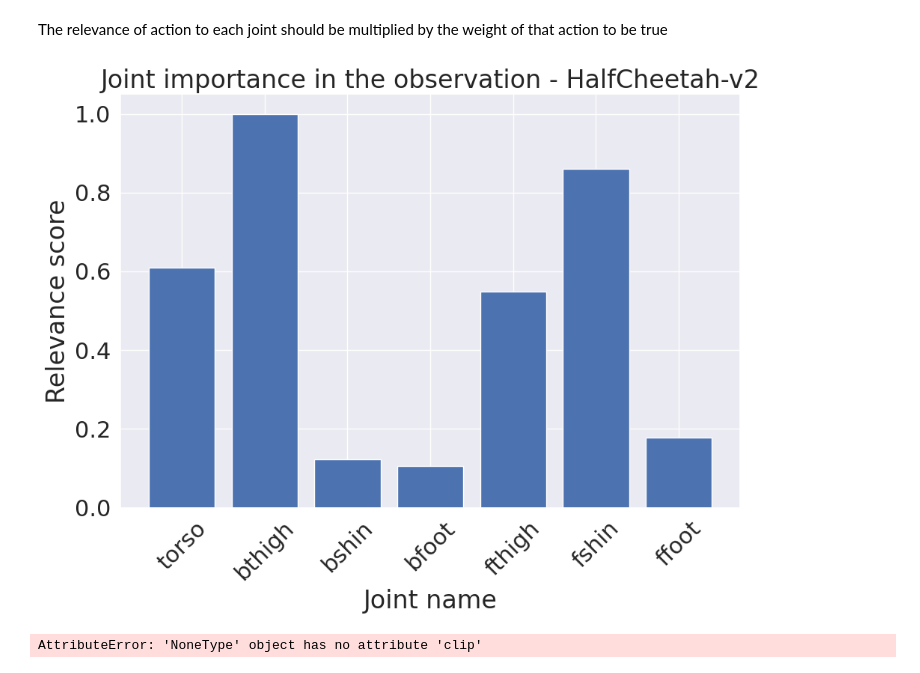
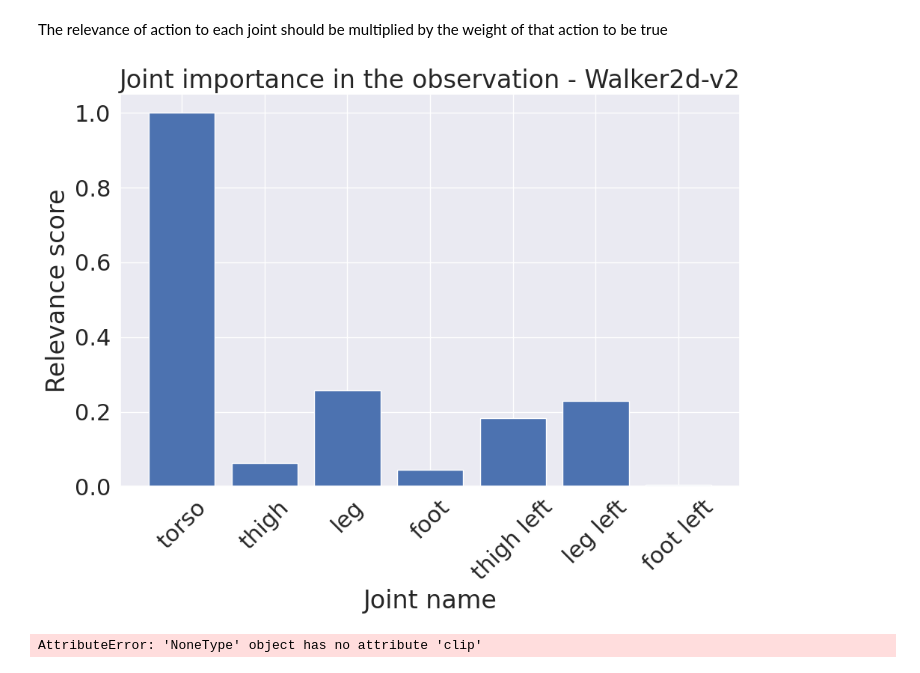
Before and after one commit to MehranTaghian/SAC_GCN, a Jupyter notebook: evaulate.ipynb, the cells around one changed output. Drawn from its saved outputs; the diff is of its cells as text; code cells hidden in the pictures.

Commit message:
evaluate.ipynb updated for importance of joints

```diff
--- a/evaulate.ipynb
+++ b/evaulate.ipynb
@@ -12,8 +12,8 @@ import matplotlib.pyplot as plt
 import seaborn as sns
 import matplotlib.style as style
 # %%
-env_name = 'HalfCheetah-v2'
-# env_name = 'Walker2d-v2'
+# env_name = 'HalfCheetah-v2'
+env_name = 'Walker2d-v2'
 # env_name = 'Hopper-v2'
 # env_name = 'FetchReach-v2'
 # %%
@@ -146,7 +146,7 @@ The relevance of action to each joint should be multiplied by the weight of that
 # joint_importance = np.abs(avg_edge_rel.mean(axis=1))
 # joint_importance /= np.max(joint_importance)
 
-joint_importance = np.abs(avg_edge_rel.var(axis=1))
+joint_importance = np.abs(avg_edge_rel.mean(axis=1))
 joint_importance /= np.max(joint_importance)
 
 
@@ -160,34 +160,34 @@ joint_importance /= np.max(joint_importance)
 
 
 #---------------- Third Method for calculating joint importance -----------------
 # half-cheetah, walker2d
 # joint_importance = np.abs(action_rel.dot(avg_edge_rel.T))
 # joint_importance /= np.max(joint_importance)
 
 # --------------- Forth Method -----------------------------
 # walker2d
 # joint_importance = edge_relevance.std(axis=4).mean(axis=3).mean(axis=2).mean(axis=1)
 # if global_relevance is not None:
 #     global_importance = global_relevance.var(axis=3).mean()
 #     joint_importance = np.concatenate([[global_importance], joint_importance])
 
 # joint_importance /= np.max(joint_importance)
 
 
 sns.set_theme()
 sns.set(font_scale=2)
 plt.figure(figsize=(10,8))
 plt.bar(entity_names, joint_importance)
 plt.xlabel('Joint name')
 plt.ylabel('Relevance score')
 plt.xticks(rotation=45)
 plt.title(f'Joint importance in the observation - {env_name}')
 plt.tight_layout()
 # plt.savefig(os.path.join(exp_path, 'joint_importance.jpg'), dpi=300)
 sns.reset_orig()
 plt.show()
 # %% [output]
-[figure, old version]
+[figure, new version]
 # %%
 joint_importance_pos = edge_relevance.clip(min=0).sum(axis=4).sum(axis=3).sum(axis=2).sum(axis=1)
 joint_importance_neg = edge_relevance.clip(max=0).sum(axis=4).sum(axis=3).sum(axis=2).sum(axis=1)
```
Also changed, not shown: parts of 2 cells of this notebook, 1 other file.
